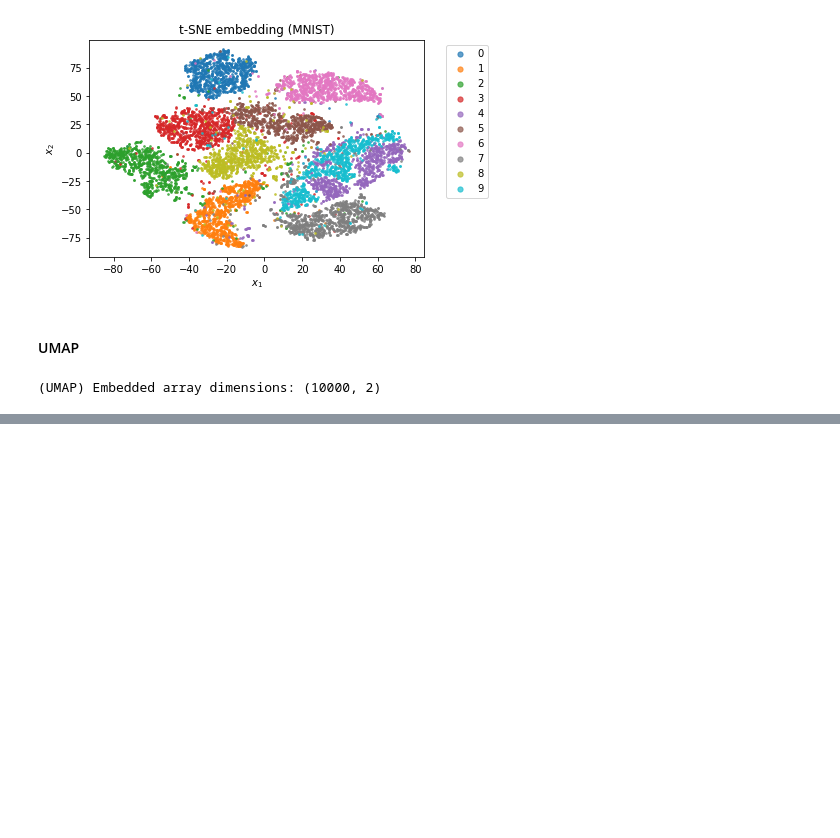
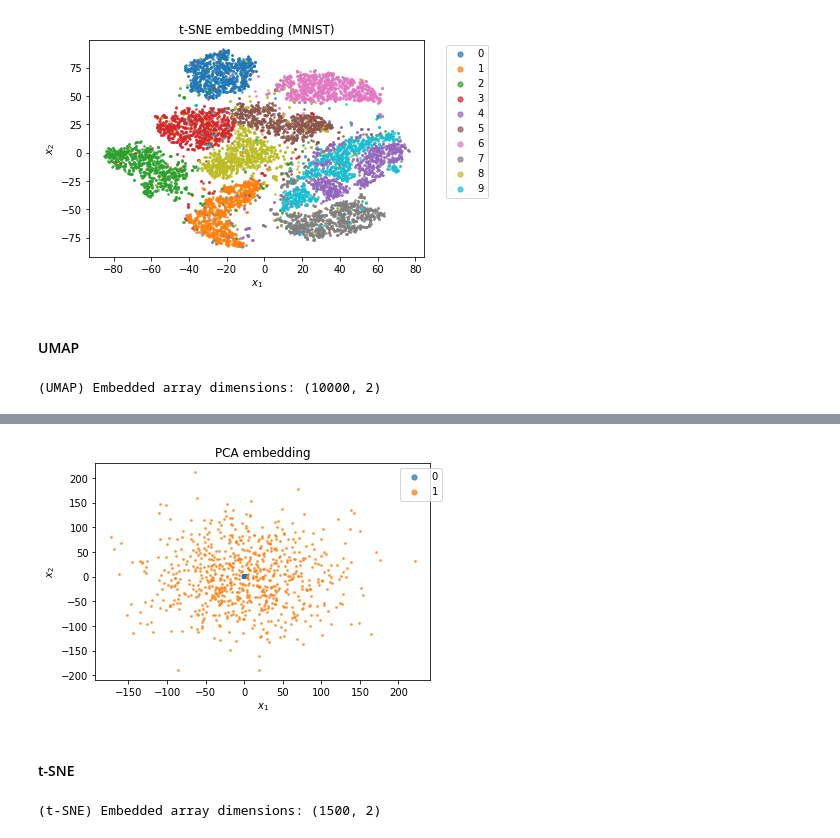
Before and after one commit to hlml-toronto/machinelearning, a Jupyter notebook: guides/unsupervised/embeddings_tSNE_UMAP.ipynb, the cells around one changed output, grey strips where cells are left out. Cells and saved outputs as stored; diff of their text form; code cells hidden in the pictures; blank space fills up the shorter version.

```diff
--- a/guides/unsupervised/embeddings_tSNE_UMAP.ipynb
+++ b/guides/unsupervised/embeddings_tSNE_UMAP.ipynb
@@ -206,0 +263,12 @@ plot_embedding_2D(Y_umap, X_labels, 'UMAP embedding (MNIST)')
+# %%
+plot_embedding_2D(Y_pca, X_labels, 'PCA embedding')
+# %% [output]
+[figure, added]
+# %% [markdown]
+#### t-SNE
+# %%
+reducer_tsne = TSNE(**TSNE_KWARGS)
+Y_tsne = reducer_tsne.fit_transform(X)
+print("(t-SNE) Embedded array dimensions:", Y_tsne.shape)
+# %% [output]
+(t-SNE) Embedded array dimensions: (1500, 2)
```
Also changed, not shown: parts of 13 cells of this notebook.
